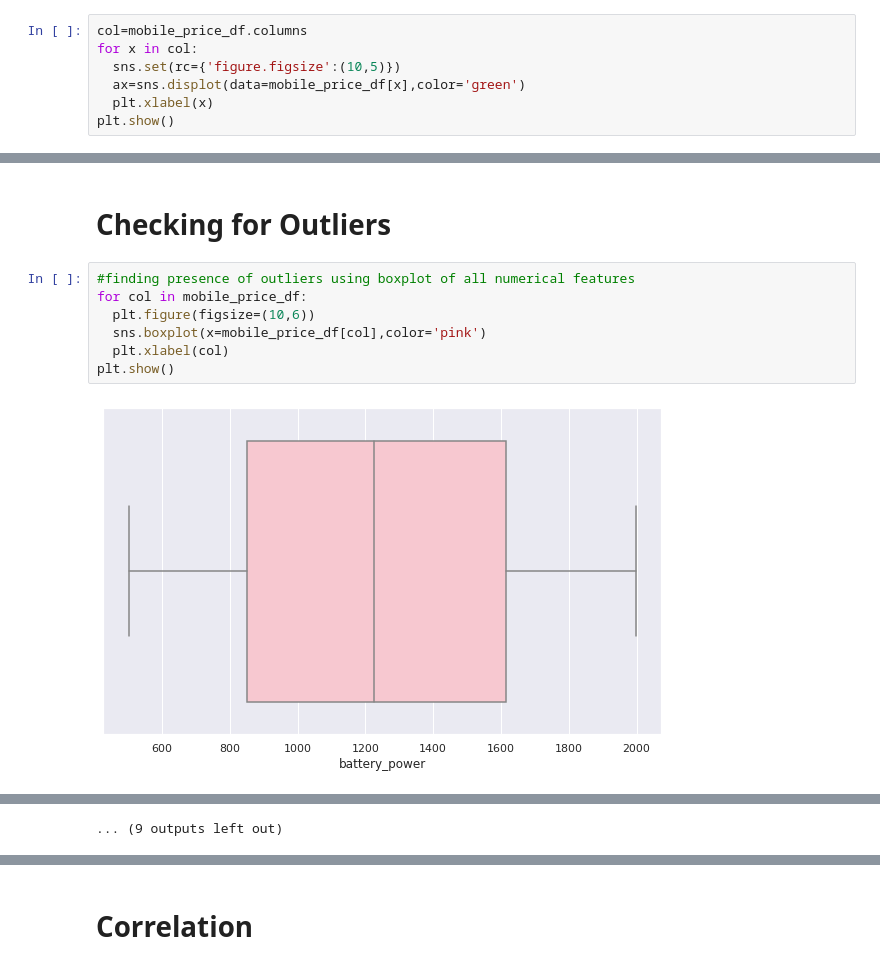
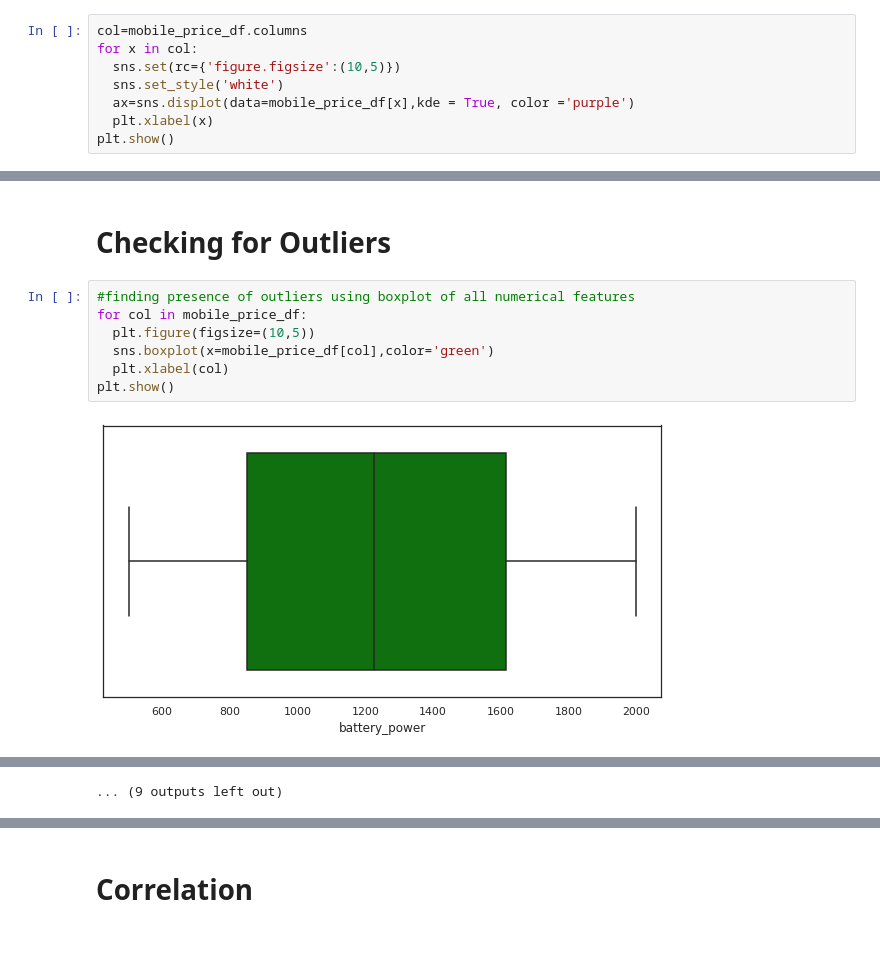
Before and after one commit to preetikhullbe/mobile-price-prediction, a Jupyter notebook: Mobile_price_prediction.ipynb, the cells around one changed output, grey strips where cells are left out. Drawn from its saved outputs; the diff is of its cells as text; blank space fills up the shorter version.

```diff
--- a/Mobile_price_prediction.ipynb
+++ b/Mobile_price_prediction.ipynb
@@ -223,7 +269,8 @@ Let us analyse some data features and see their distribution
 col=mobile_price_df.columns
 for x in col:
   sns.set(rc={'figure.figsize':(10,5)})
-  ax=sns.displot(data=mobile_price_df[x],color='green')
+  sns.set_style('white')
+  ax=sns.displot(data=mobile_price_df[x],kde = True, color ='purple')
   plt.xlabel(x)
 plt.show()
 # %% [output]
@@ -245,9 +292,9 @@ plt.show()
 # %%
 #finding presence of outliers using boxplot of all numerical features
 for col in mobile_price_df:
-  plt.figure(figsize=(10,6))
-  sns.boxplot(x=mobile_price_df[col],color='pink')
+  plt.figure(figsize=(10,5))
+  sns.boxplot(x=mobile_price_df[col],color='green')
   plt.xlabel(col)
 plt.show()
 # %% [output]
-[figure, old version]
+[figure, new version]
```
Also changed, not shown: parts of 41 cells of this notebook.
